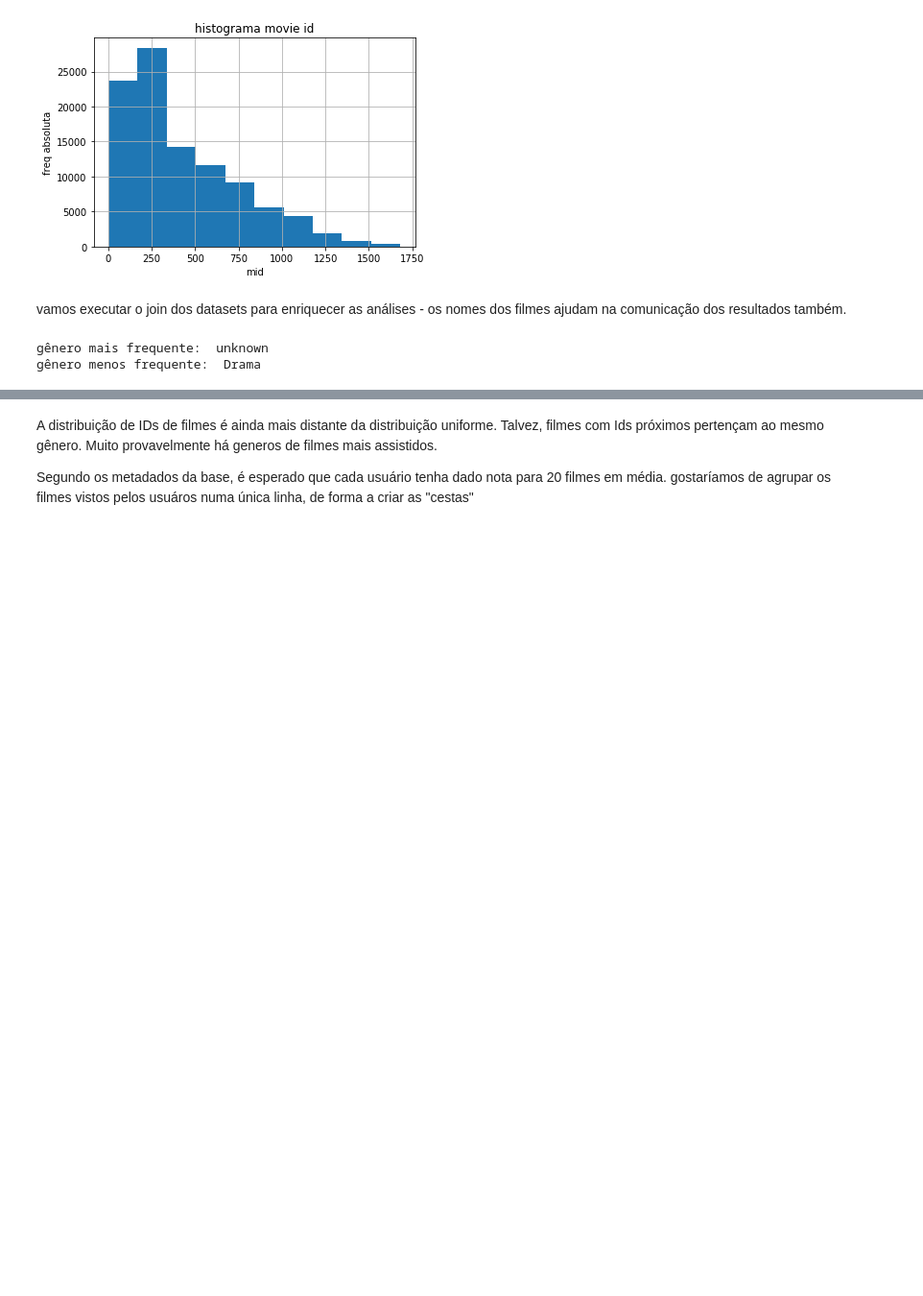
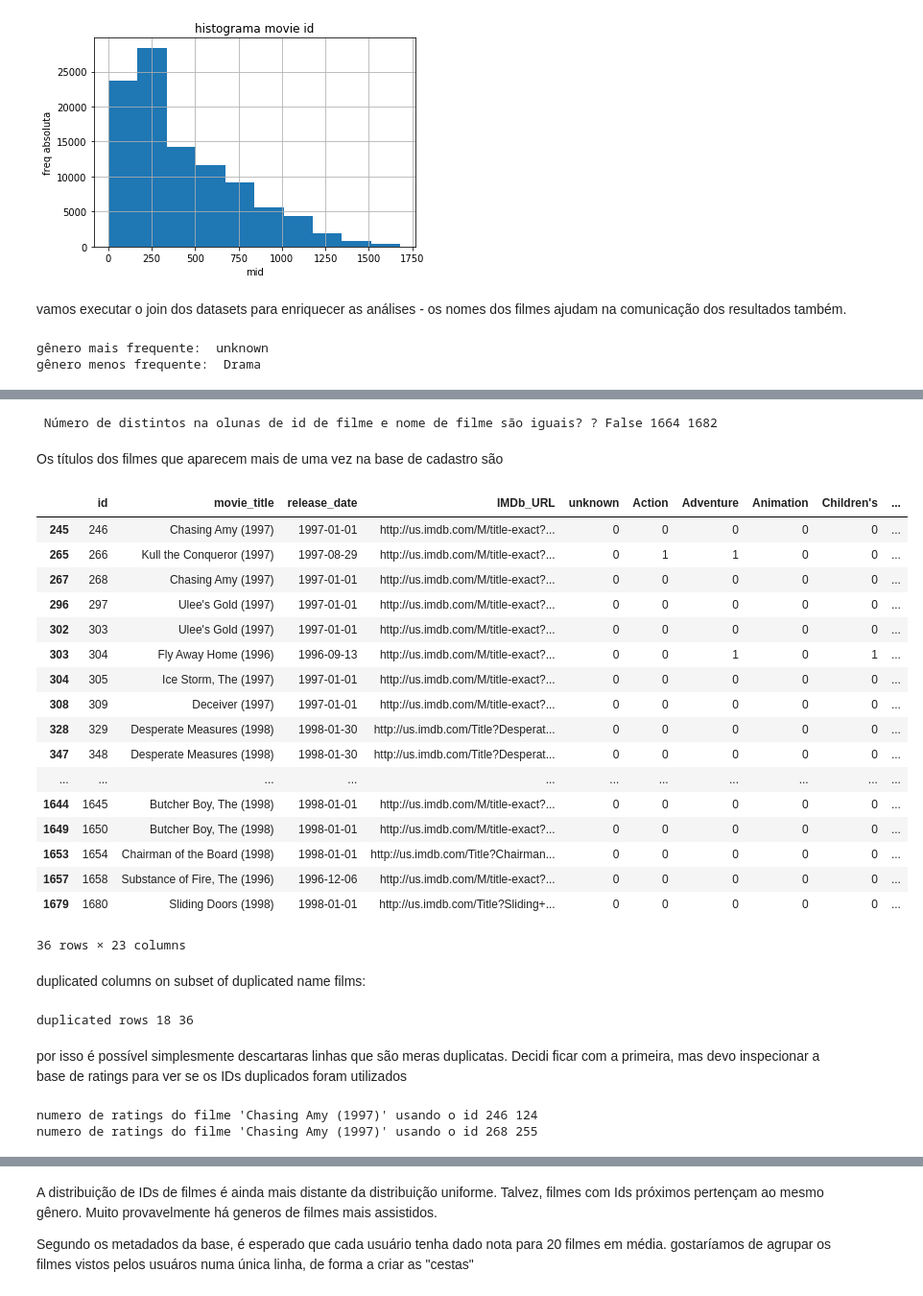
Before and after one commit to aiboxlab-ufrpe-edu-br/MovieLens-1, a Jupyter notebook: DataUnderstanding/visualizacao_e_analise_100k.ipynb, the cells around one changed output, grey strips where cells are left out. Shown: that part at 96% size. Drawn from its saved outputs; the diff is of its cells as text; code cells hidden in the pictures; blank space fills up the shorter version.

```diff
--- a/DataUnderstanding/visualizacao_e_analise_100k.ipynb
+++ b/DataUnderstanding/visualizacao_e_analise_100k.ipynb
@@ -227,2 +229,37 @@ gênero menos frequente:  Drama
 # %%
 moviesDF_typed.rename(index=str, columns={"movie_id": "id"}, inplace=True)
+# %%
+movieNamesDistinctCount = moviesDF_typed["movie_title"].nunique()
+numMovieIdsDistinctCount = moviesDF_typed["id"].nunique()
+print(" Número de distintos na olunas de id de filme e nome de filme são iguais? ?" ,movieNamesDistinctCount == numMovieIdsDistinctCount,movieNamesDistinctCount, numMovieIdsDistinctCount )
+# %% [output]
+ Número de distintos na olunas de id de filme e nome de filme são iguais? ? False 1664 1682
+# %% [markdown]
+Os títulos dos filmes que aparecem mais de uma vez na base de cadastro são
+# %%
+duplicatedFilmsNames = (moviesDF_typed["movie_title"].value_counts() != 1)
+duplicatedFilmsNames = duplicatedFilmsNames[duplicatedFilmsNames.values == True].index.tolist()
+# moviesDF_typed.groupby(["movie_title", "id"]).count()
+# %%
+duplicated_films = moviesDF_typed[moviesDF_typed["movie_title"].isin(duplicatedFilmsNames)]
+# %%
+duplicated_films
+# %% [output]
+|  | id | movie_title | release_date | IMDb_URL | unknown | Action | Adventure | Animation | Children's | ... |
+| 245 | 246 | Chasing Amy (1997) | 1997-01-01 | http://us.imdb.com/M/title-exact?... | 0 | 0 | 0 | 0 | 0 | ... |
+| 265 | 266 | Kull the Conqueror (1997) | 1997-08-29 | http://us.imdb.com/M/title-exact?... | 0 | 1 | 1 | 0 | 0 | ... |
+| 267 | 268 | Chasing Amy (1997) | 1997-01-01 | http://us.imdb.com/M/title-exact?... | 0 | 0 | 0 | 0 | 0 | ... |
+| 296 | 297 | Ulee's Gold (1997) | 1997-01-01 | http://us.imdb.com/M/title-exact?... | 0 | 0 | 0 | 0 | 0 | ... |
+| 302 | 303 | Ulee's Gold (1997) | 1997-01-01 | http://us.imdb.com/M/title-exact?... | 0 | 0 | 0 | 0 | 0 | ... |
+| 303 | 304 | Fly Away Home (1996) | 1996-09-13 | http://us.imdb.com/M/title-exact?... | 0 | 0 | 1 | 0 | 1 | ... |
+| 304 | 305 | Ice Storm, The (1997) | 1997-01-01 | http://us.imdb.com/M/title-exact?... | 0 | 0 | 0 | 0 | 0 | ... |
+| 308 | 309 | Deceiver (1997) | 1997-01-01 | http://us.imdb.com/M/title-exact?... | 0 | 0 | 0 | 0 | 0 | ... |
+| 328 | 329 | Desperate Measures (1998) | 1998-01-30 | http://us.imdb.com/Title?Desperat... | 0 | 0 | 0 | 0 | 0 | ... |
+| 347 | 348 | Desperate Measures (1998) | 1998-01-30 | http://us.imdb.com/Title?Desperat... | 0 | 0 | 0 | 0 | 0 | ... |
+| ... | ... | ... | ... | ... | ... | ... | ... | ... | ... | ... |
+| 1644 | 1645 | Butcher Boy, The (1998) | 1998-01-01 | http://us.imdb.com/M/title-exact?... | 0 | 0 | 0 | 0 | 0 | ... |
+| 1649 | 1650 | Butcher Boy, The (1998) | 1998-01-01 | http://us.imdb.com/M/title-exact?... | 0 | 0 | 0 | 0 | 0 | ... |
+| 1653 | 1654 | Chairman of the Board (1998) | 1998-01-01 | http://us.imdb.com/Title?Chairman... | 0 | 0 | 0 | 0 | 0 | ... |
+| 1657 | 1658 | Substance of Fire, The (1996) | 1996-12-06 | http://us.imdb.com/M/title-exact?... | 0 | 0 | 0 | 0 | 0 | ... |
+| 1679 | 1680 | Sliding Doors (1998) | 1998-01-01 | http://us.imdb.com/Title?Sliding+... | 0 | 0 | 0 | 0 | 0 | ... |
+36 rows × 23 columns
@@ -228,0 +268,15 @@ moviesDF_typed.rename(index=str, columns={"movie_id": "id"}, inplace=True)
+# %% [markdown]
+duplicated columns on subset of duplicated name films:
+# %%
+duplicated_sroted = duplicated_films.sort_values(["movie_title", "id"])
+print("duplicated rows", duplicated_sroted.duplicated(subset=colsExceptID).sum(), len(duplicated_sroted) )
+# %% [output]
+duplicated rows 18 36
+# %% [markdown]
+por isso é possível simplesmente descartaras linhas que são meras duplicatas. Decidi ficar com a primeira, mas devo inspecionar a base de ratings para ver se os IDs duplicados foram utilizados
+# %%
+print("numero de ratings do filme 'Chasing Amy (1997)' usando o id 246", ratingsDF_typed[ratingsDF_typed["id"] == 246]["id"].count())
+print("numero de ratings do filme 'Chasing Amy (1997)' usando o id 268", ratingsDF_typed[ratingsDF_typed["id"] == 268]["id"].count())
+# %% [output]
+numero de ratings do filme 'Chasing Amy (1997)' usando o id 246 124
+numero de ratings do filme 'Chasing Amy (1997)' usando o id 268 255
```
Also changed, not shown: parts of 31 cells of this notebook.
